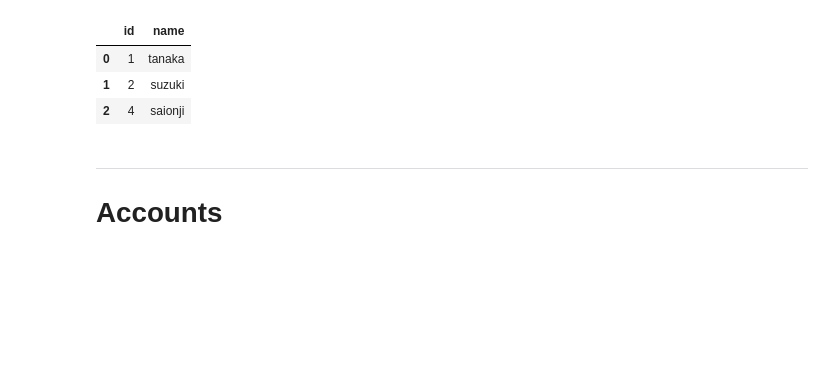
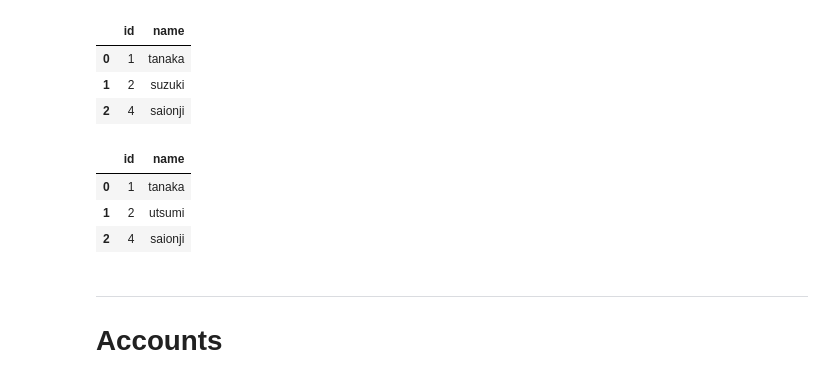
Before and after one commit to SkiMsyk/sql_instructions, a Jupyter notebook: source/compare_beween_window/create_csv.ipynb, the cells around one changed output. Drawn from its saved outputs; the diff is of its cells as text; code cells hidden in the pictures; blank space fills up the shorter version.

```diff
--- a/source/compare_beween_window/create_csv.ipynb
+++ b/source/compare_beween_window/create_csv.ipynb
@@ -318,6 +318,17 @@ Class_B
 | 0 | 1 | tanaka |
 | 1 | 2 | suzuki |
 | 2 | 4 | saionji |
+# %%
+Class_B_ex = pd.DataFrame({
+    'id':[1,2,4],
+    'name':['tanaka', 'utsumi', 'saionji']
+})
+Class_B_ex
+# %% [output]
+|  | id | name |
+| 0 | 1 | tanaka |
+| 1 | 2 | utsumi |
+| 2 | 4 | saionji |
 # %%
 Class_A.to_csv('../../dataset/compare_between_window/Class_A.csv', index = False)
 Class_B.to_csv('../../dataset/compare_between_window/Class_B.csv', index = False)
```
Also changed, not shown: parts of 2 cells of this notebook, 56 other files.
